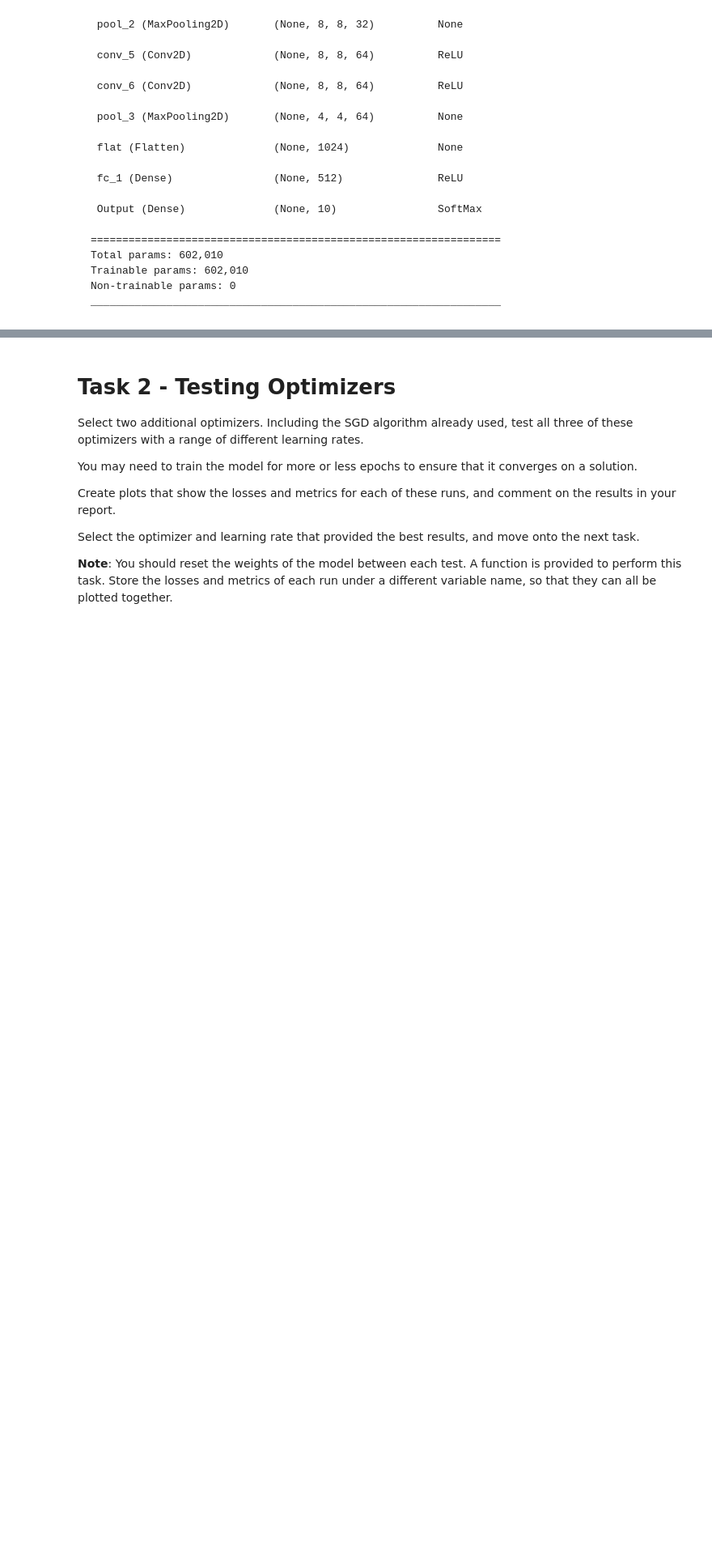
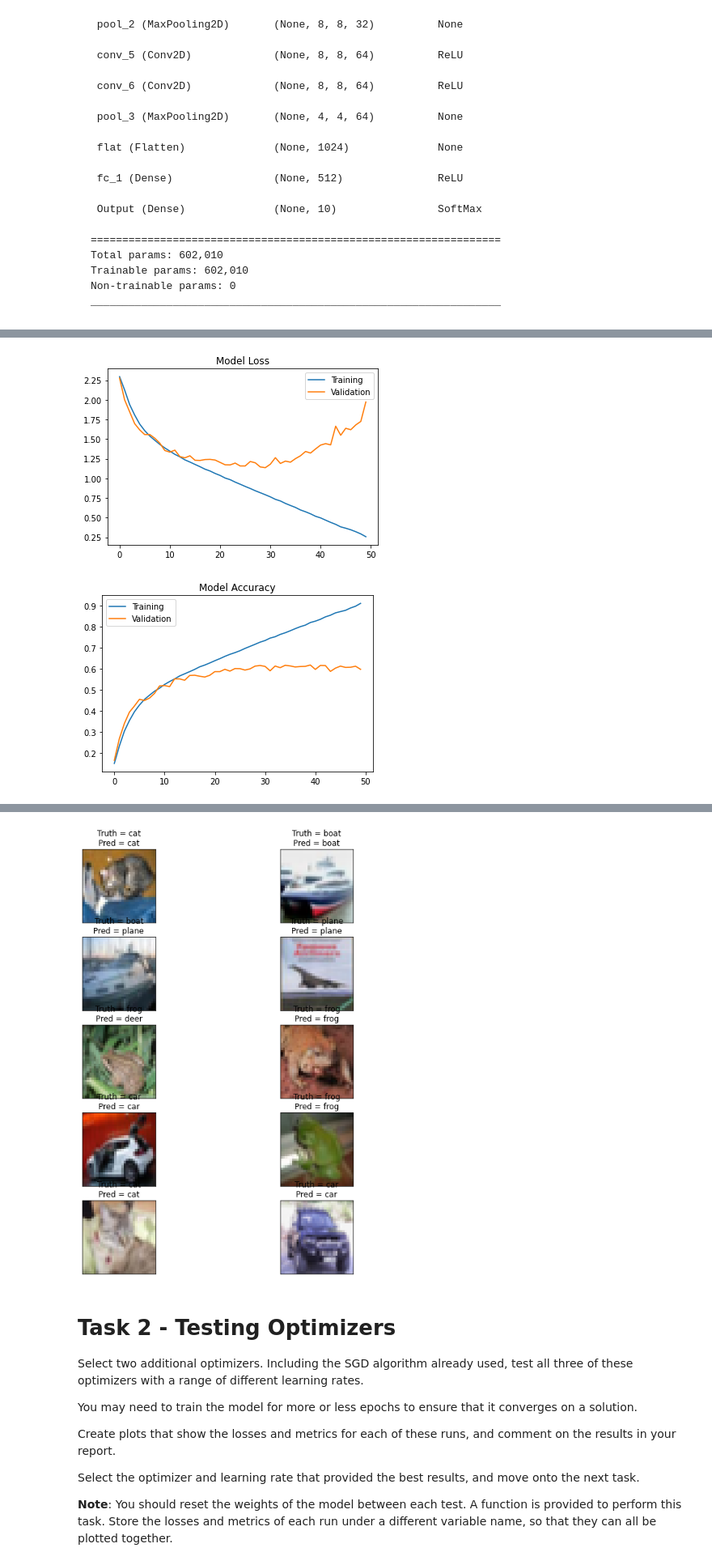
Before and after one commit to os22aax/ADS2Assingment, a Jupyter notebook: [NAME]_[ID]_ADS2_Assignment_1_Deep_Learning_With_Keras.ipynb, the cells around one changed output, grey strips where cells are left out. Shown at 81% size. Saved outputs shown, nothing was run; the diff lists cells and outputs as text; code cells hidden in the pictures; blank space fills up the shorter version.

```diff
--- a/[NAME]_[ID]_ADS2_Assignment_1_Deep_Learning_With_Keras.ipynb
+++ b/[NAME]_[ID]_ADS2_Assignment_1_Deep_Learning_With_Keras.ipynb
@@ -104,6 +153,13 @@ _________________________________________________________________
 # %%
 ### Compile the model using the SGC optimizer, with default learning rate,
 ### Sparse Categorical Crossentropy, and accuracy metric.
+cifar_model.compile(optimizer=optimizers.SGD(),
+                    loss=losses.SparseCategoricalCrossentropy(from_logits=True),
+                    metrics=['accuracy'])
 # %%
 ### Train the model for 50 epochs, with a batch size of 128. Include the test
 ### data for model validation. Store the losses and metrics in a history object.
+history = cifar_model.fit(x=x_train, y=y_train, epochs=50,
+                          validation_data=(x_test, y_test),
+                          batch_size=128)
+print(history.history.keys)
@@ -113,0 +185,37 @@ _________________________________________________________________
+# %%
+### Create plots of the losses and metrics of the training and validation data,
+### and plots that shows example test images from each class that have been
+### correctly AND incorrectly labelled by the model.
+plt.figure()
+plt.plot(history.history['loss'], label='Training')
+plt.plot(history.history['val_loss'], label='Validation')
+plt.legend()
+plt.title('Model Loss')
+
+
+plt.figure()
+plt.plot(history.history['accuracy'], label='Training')
+plt.plot(history.history['val_accuracy'], label='Validation')
+plt.legend()
+plt.title('Model Accuracy')
+
+plt.show()
+
+prediction_model = models.Sequential([cifar_model, layers.Softmax()])
+y_pred = prediction_model.predict(x_test)
+y_pred_label = np.argmax(y_pred, axis=1)
+
+#y_test = y_test.reshape(-1,)
+f, ax = plt.subplots(5,2, figsize=(10, 12))
+ax = ax.flatten()
+y_test = y_test.reshape(-1,)
+for i in range(10):
+    ax[i].imshow(x_test[i])
+    ax[i].set_title(f'Truth = {class_names[y_test[i]]}\nPred = {class_names[y_pred_label[i]]}')
+    ax[i].set_xticks([])
+    ax[i].set_yticks([])
+
+plt.show()
+# %% [output]
+[figure, added]
+[figure, added]
@@ -114,3 +223,4 @@ _________________________________________________________________
+[figure, added]
 # %% [markdown]
 # Task 2 - Testing Optimizers
 
```
Also changed, not shown: parts of 13 cells of this notebook.
